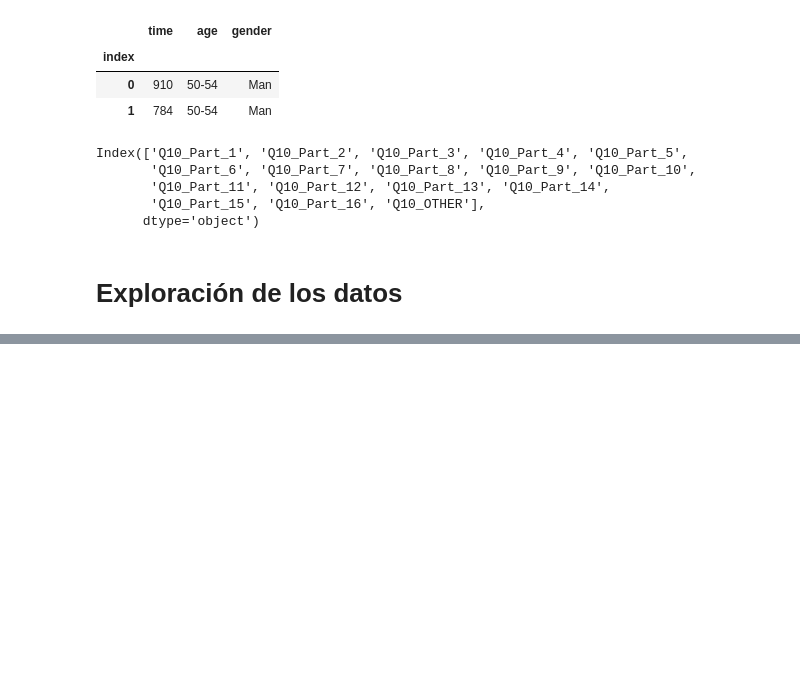
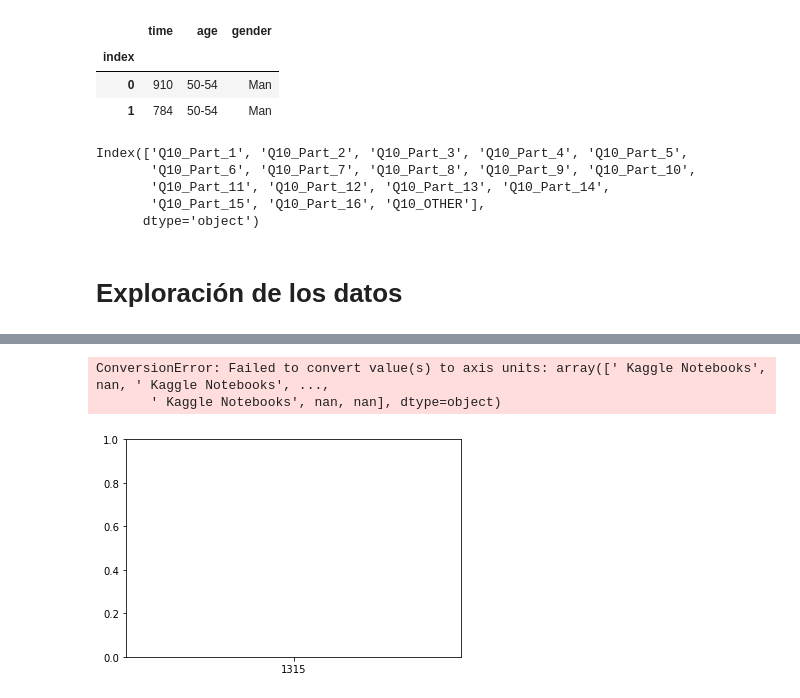
Before and after one commit to MaitaneP/adalab-da-modulo2-proyecto-equipo3, a Jupyter notebook: jupyter_proyecto2.ipynb, the cells around one changed output, grey strips where cells are left out. Cells and saved outputs as stored; diff of their text form; code cells hidden in the pictures; blank space fills up the shorter version.

```diff
--- a/jupyter_proyecto2.ipynb
+++ b/jupyter_proyecto2.ipynb
@@ -470,0 +495,7 @@ Los valores son: ['Man' 'Woman' 'Nonbinary' 'Prefer not to say' 'Prefer to self-
+# %%
+df_uniones.reset_index(drop = True, inplace= True)
+# %%
+df_uniones2.reset_index(drop = True, inplace= True)
+# %%
+df_union_final = pd.concat([df_uniones,df_uniones2], axis=1)
+df_union_final.head(2)
@@ -470,0 +534,3 @@ Los valores son: ['Man' 'Woman' 'Nonbinary' 'Prefer not to say' 'Prefer to self-
+# %%
+df_da = df_union_final[df_union_final["Q5"] == "Data Analyst"]
+df_da.head()
@@ -470,0 +548,8 @@ Los valores son: ['Man' 'Woman' 'Nonbinary' 'Prefer not to say' 'Prefer to self-
+# %%
+plt.figure()
+plt.hist(x = df_da)
+plt.show()
+# %% [output]
+ConversionError: Failed to convert value(s) to axis units: array([' Kaggle Notebooks', nan, ' Kaggle Notebooks', ...,
+       ' Kaggle Notebooks', nan, nan], dtype=object)
+[figure, added]
```
Also changed, not shown: parts of 14 cells of this notebook.
